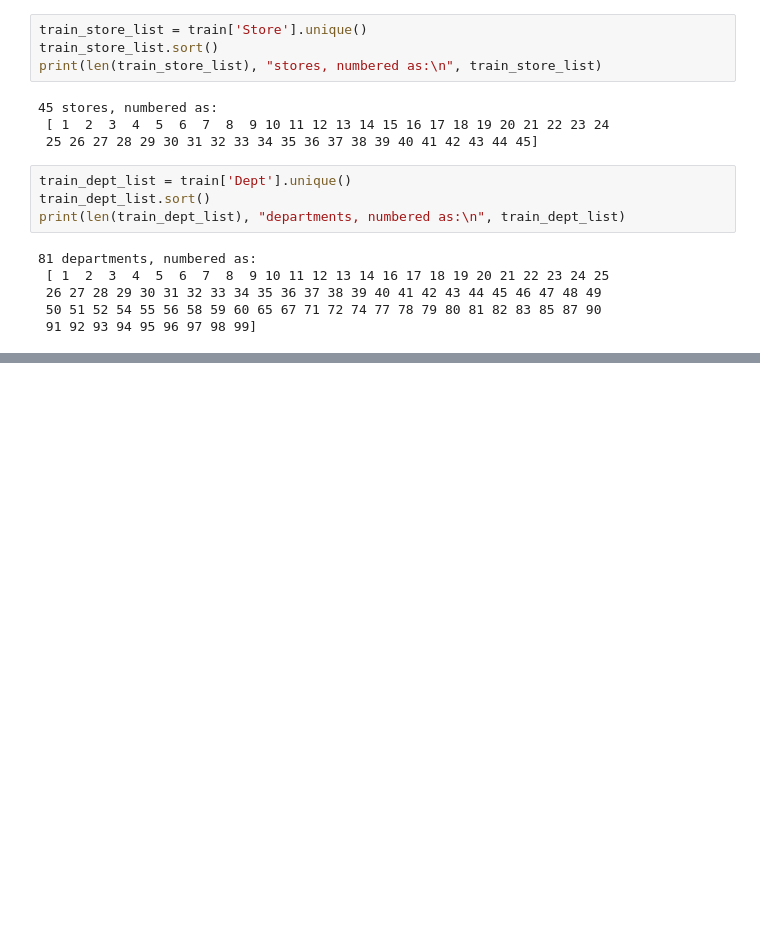
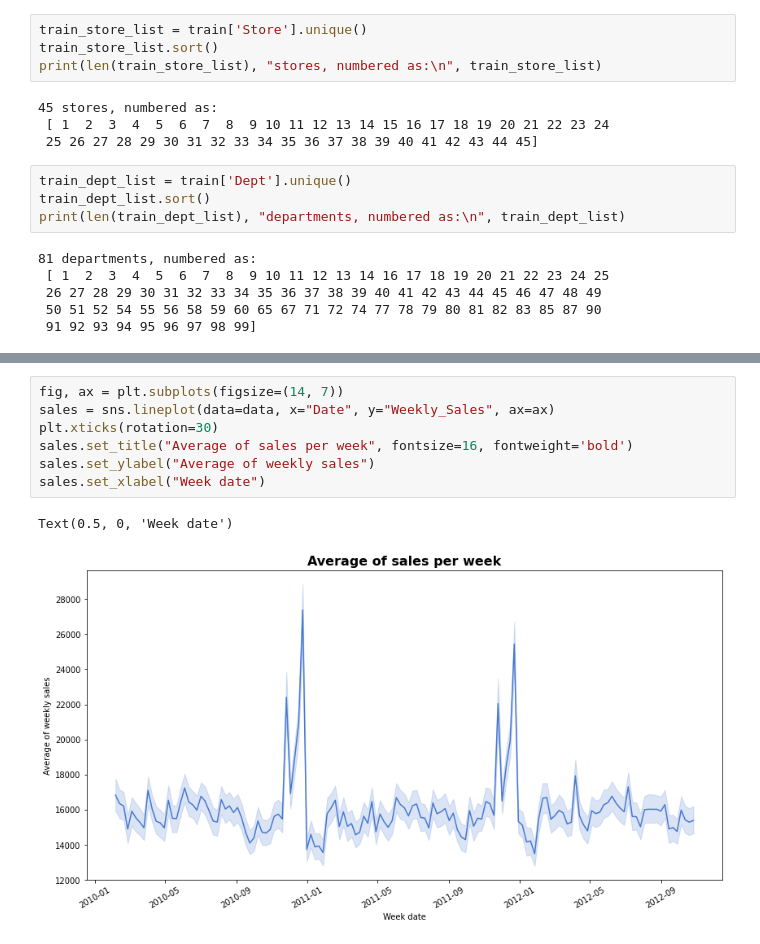
Before and after one commit to apinto25/walmart-sales-forecast, a Jupyter notebook: exploring_walmart_datasets.ipynb, the cells around one changed output, grey strips where cells are left out. Drawn from its saved outputs; the diff is of its cells as text; blank space fills up the shorter version.

```diff
--- a/exploring_walmart_datasets.ipynb
+++ b/exploring_walmart_datasets.ipynb
@@ -116,0 +302,10 @@ ax.bar(weekly_sales.index, weekly_sales["Weekly_Sales"])
+# %%
+fig, ax = plt.subplots(figsize=(14, 7))
+sales = sns.lineplot(data=data, x="Date", y="Weekly_Sales", ax=ax)
+plt.xticks(rotation=30)
+sales.set_title("Average of sales per week", fontsize=16, fontweight='bold')
+sales.set_ylabel("Average of weekly sales")
+sales.set_xlabel("Week date")
+# %% [output]
+Text(0.5, 0, 'Week date')
+[figure, added]
```
Also changed, not shown: parts of 30 cells of this notebook.
